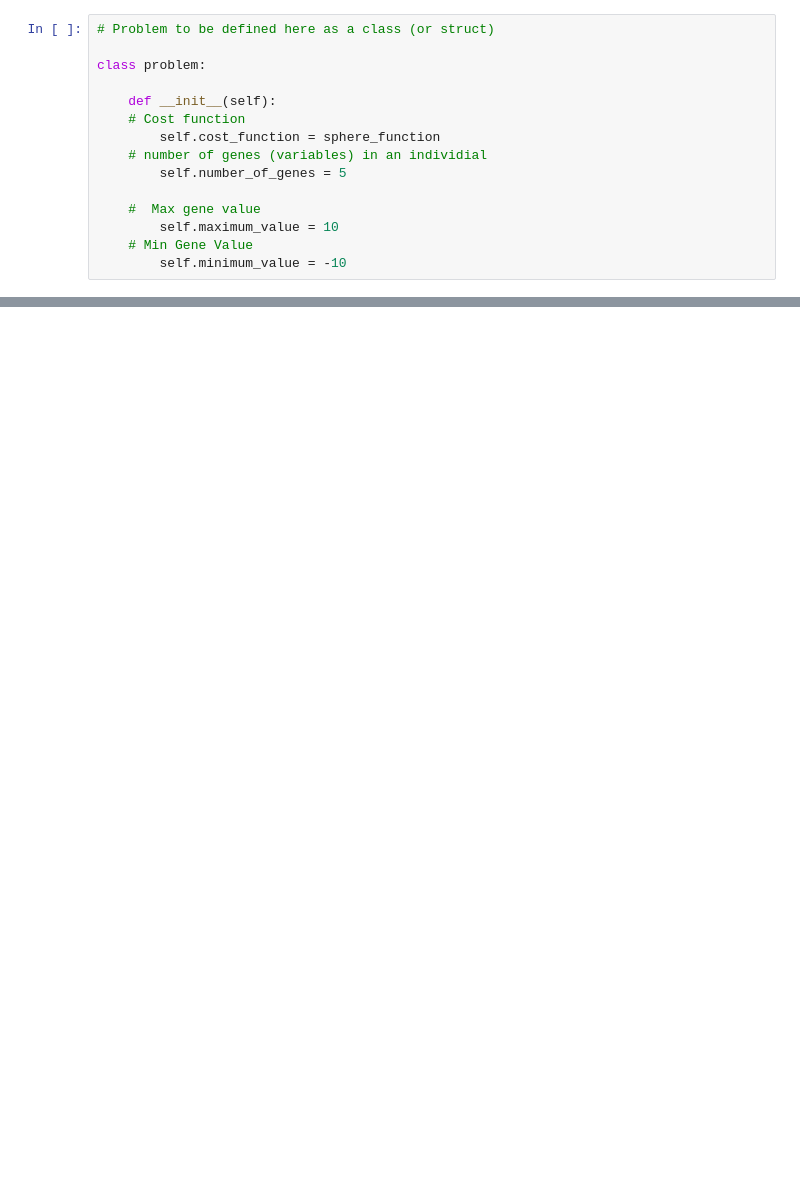
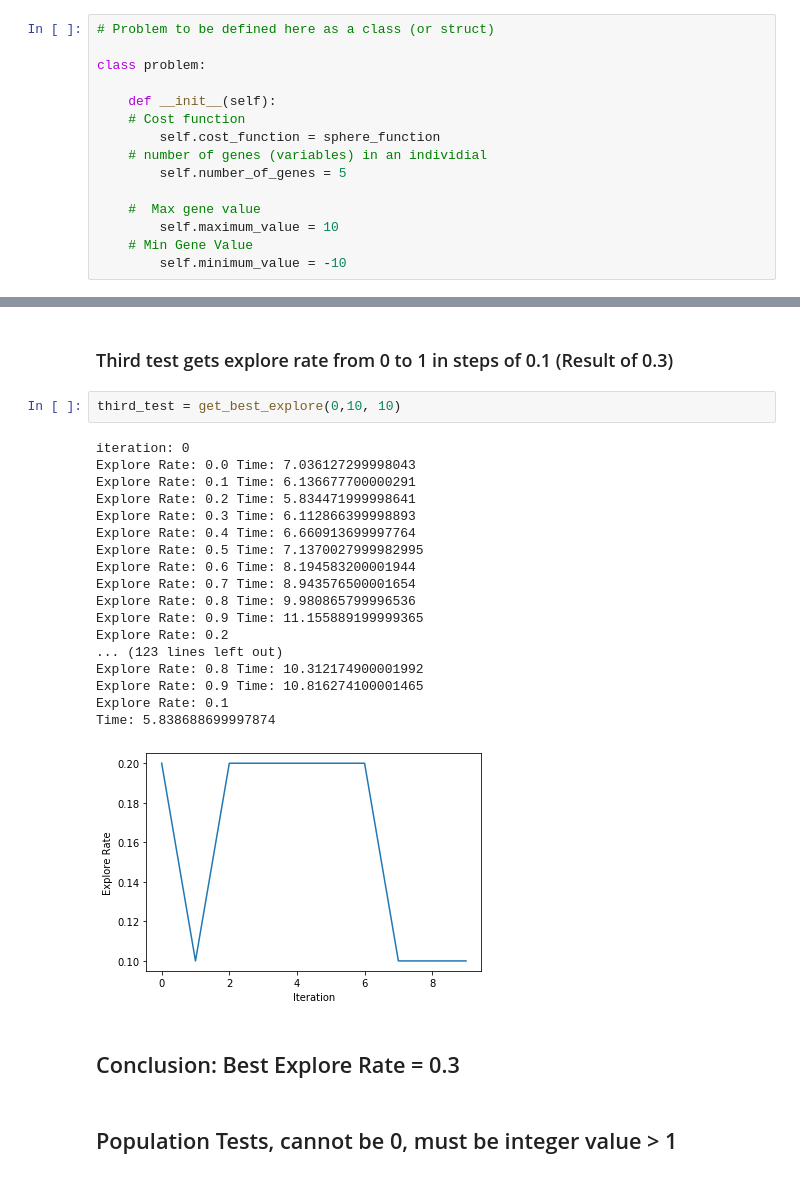
Before and after one commit to michael-edgar/ArtificialIntelligence, a Jupyter notebook: Genetic Algorithm Template.ipynb, the cells around one changed output, grey strips where cells are left out. Cells and saved outputs as stored; diff of their text form; blank space fills up the shorter version.

```diff
--- a/Genetic Algorithm Template.ipynb
+++ b/Genetic Algorithm Template.ipynb
@@ -161,0 +277,27 @@ array([ 3.74423358, -1.43824925,  0.2917981 , -0.27500443, -3.23552819])
+# %% [markdown]
+### Third test gets explore rate from 0 to 1 in steps of 0.1 (Result of 0.3)
+# %%
+third_test = get_best_explore(0,10, 10)
+# %% [output]
+iteration: 0
+Explore Rate: 0.0 Time: 7.036127299998043
+Explore Rate: 0.1 Time: 6.136677700000291
+Explore Rate: 0.2 Time: 5.834471999998641
+Explore Rate: 0.3 Time: 6.112866399998893
+Explore Rate: 0.4 Time: 6.660913699997764
+Explore Rate: 0.5 Time: 7.1370027999982995
+Explore Rate: 0.6 Time: 8.194583200001944
+Explore Rate: 0.7 Time: 8.943576500001654
+Explore Rate: 0.8 Time: 9.980865799996536
+Explore Rate: 0.9 Time: 11.155889199999365
+Explore Rate: 0.2
+... (123 lines left out)
+Explore Rate: 0.8 Time: 10.312174900001992
+Explore Rate: 0.9 Time: 10.816274100001465
+Explore Rate: 0.1
+Time: 5.838688699997874
+[figure, added]
+# %% [markdown]
+## Conclusion: Best Explore Rate = 0.3
+# %% [markdown]
+## Population Tests, cannot be 0, must be integer value > 1
```
Also changed, not shown: parts of 83 cells of this notebook, 3 other files.
